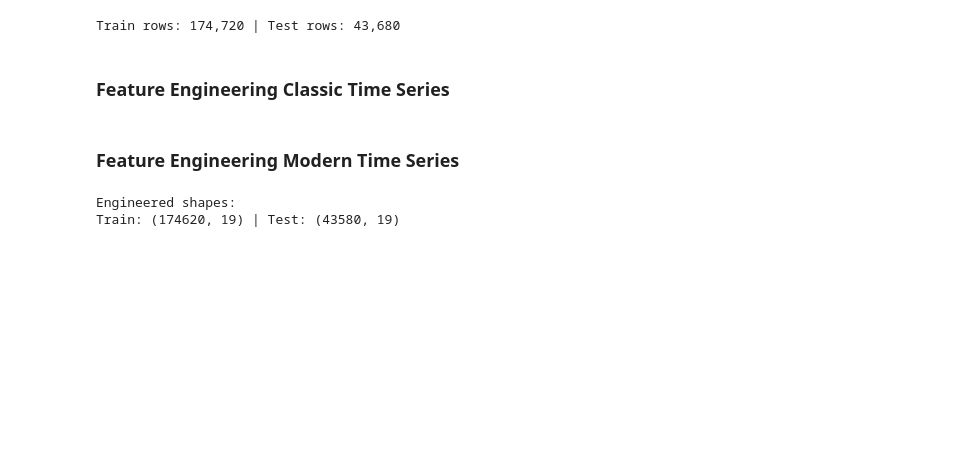
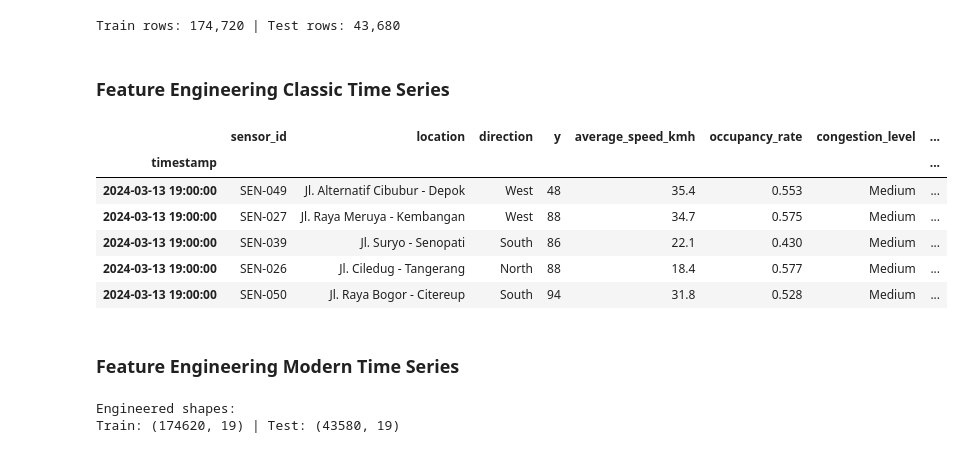
Before and after one commit to Albertouskas/traffic_flow_prediction_forecasting_and_analysis, a Jupyter notebook: traffic_forecast.ipynb, the cells around one changed output. Saved outputs shown, nothing was run; the diff lists cells and outputs as text; code cells hidden in the pictures; blank space fills up the shorter version.

```diff
--- a/traffic_forecast.ipynb
+++ b/traffic_forecast.ipynb
@@ -249,6 +249,16 @@ if use_validation:
     classical_val_df = classical_feature_engineering(val_df, time_column='timestamp', target_column='vehicle_count')
 
 classical_test_df = classical_feature_engineering(test_df, time_column='timestamp', target_column='vehicle_count')
+# %%
+classical_test_df.head()
+# %% [output]
+|  | sensor_id | location | direction | y | average_speed_kmh | occupancy_rate | congestion_level | ... |
+| timestamp |  |  |  |  |  |  |  | ... |
+| 2024-03-13 19:00:00 | SEN-049 | Jl. Alternatif Cibubur - Depok | West | 48 | 35.4 | 0.553 | Medium | ... |
+| 2024-03-13 19:00:00 | SEN-027 | Jl. Raya Meruya - Kembangan | West | 88 | 34.7 | 0.575 | Medium | ... |
+| 2024-03-13 19:00:00 | SEN-039 | Jl. Suryo - Senopati | South | 86 | 22.1 | 0.430 | Medium | ... |
+| 2024-03-13 19:00:00 | SEN-026 | Jl. Ciledug - Tangerang | North | 88 | 18.4 | 0.577 | Medium | ... |
+| 2024-03-13 19:00:00 | SEN-050 | Jl. Raya Bogor - Citereup | South | 94 | 31.8 | 0.528 | Medium | ... |
 # %% [markdown]
 ### Feature Engineering Modern Time Series
 # %%
```
Also changed, not shown: parts of 6 cells of this notebook.
